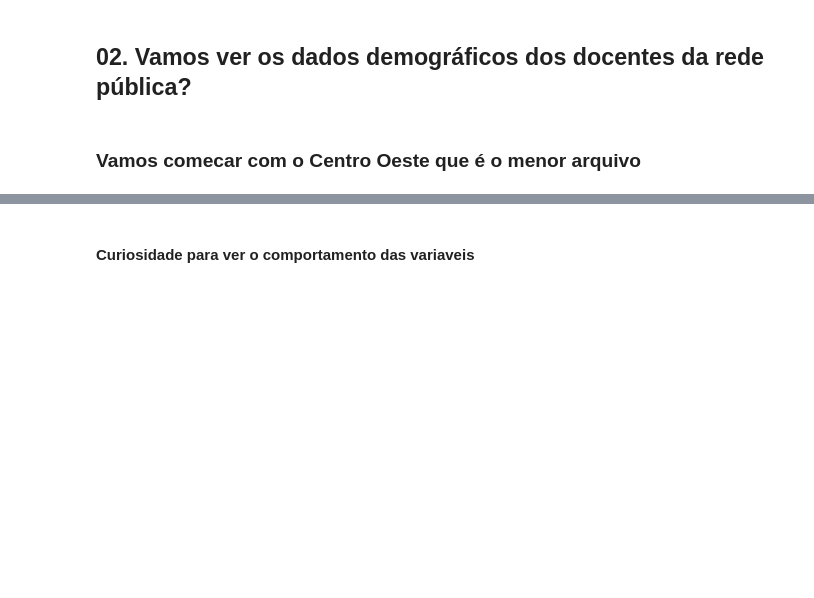
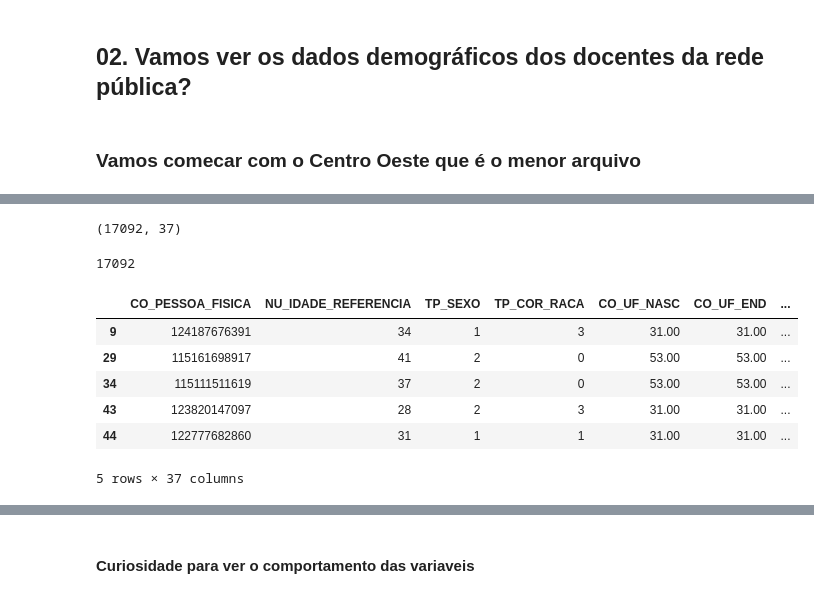
Before and after one commit to itsbarreto/educacao, a Jupyter notebook: SaidaDeProfessores.ipynb, the cells around one changed output, grey strips where cells are left out. Saved outputs shown, nothing was run; the diff lists cells and outputs as text; code cells hidden in the pictures; blank space fills up the shorter version.

```diff
--- a/SaidaDeProfessores.ipynb
+++ b/SaidaDeProfessores.ipynb
@@ -168,0 +117,36 @@ d = t.copy()
+# %%
+cols_prof = ['CO_PESSOA_FISICA','NU_IDADE_REFERENCIA','TP_SEXO',
+             'TP_COR_RACA','CO_UF_NASC',
+'CO_UF_END',
+'TP_ZONA_RESIDENCIAL','IN_POSSUI_NEC_ESPECIAL',
+'IN_CEGUEIRA','IN_BAIXA_VISAO',
+'IN_SURDEZ','IN_DEF_AUDITIVA',
+'IN_SURDOCEGUEIRA','IN_DEF_FISICA',
+'IN_DEF_INTELECTUAL','IN_DEF_MULTIPLA',
+'TP_ESCOLARIDADE','TP_NORMAL_MAGISTERIO',
+'TP_SITUACAO_CURSO_1','CO_AREA_CURSO_1',
+'IN_LICENCIATURA_1','IN_COM_PEDAGOGICA_1','TP_TIPO_IES_1',
+'TP_SITUACAO_CURSO_2','CO_AREA_CURSO_2',
+'IN_LICENCIATURA_2',
+'IN_COM_PEDAGOGICA_2','TP_TIPO_IES_2',
+'TP_SITUACAO_CURSO_3','CO_AREA_CURSO_3','IN_LICENCIATURA_3',
+'IN_COM_PEDAGOGICA_3','TP_TIPO_IES_3',
+'IN_ESPECIALIZACAO','IN_MESTRADO',
+'IN_DOUTORADO','IN_POS_NENHUM'
+]
+prof_pbc_df15 = df15.loc[(df15.CO_UF == 53) & (df15.TP_TIPO_CONTRATACAO == 1) & (df15.TP_TIPO_DOCENTE == 1) & (df15.TP_DEPENDENCIA == 2)][cols_prof].drop_duplicates()
+# %%
+display(prof_pbc_df15.shape)
+display(prof_pbc_df15.CO_PESSOA_FISICA.nunique())
+#prof_pbc_df15.set_index('CO_PESSOA_FISICA',inplace=True)
+prof_pbc_df15.head()
+# %% [output]
+(17092, 37)
+17092
+|  | CO_PESSOA_FISICA | NU_IDADE_REFERENCIA | TP_SEXO | TP_COR_RACA | CO_UF_NASC | CO_UF_END | ... |
+| 9 | 124187676391 | 34 | 1 | 3 | 31.00 | 31.00 | ... |
+| 29 | 115161698917 | 41 | 2 | 0 | 53.00 | 53.00 | ... |
+| 34 | 115111511619 | 37 | 2 | 0 | 53.00 | 53.00 | ... |
+| 43 | 123820147097 | 28 | 2 | 3 | 31.00 | 31.00 | ... |
+| 44 | 122777682860 | 31 | 1 | 1 | 31.00 | 31.00 | ... |
+5 rows × 37 columns
```
Also changed, not shown: parts of 43 cells of this notebook, 3 other files.
